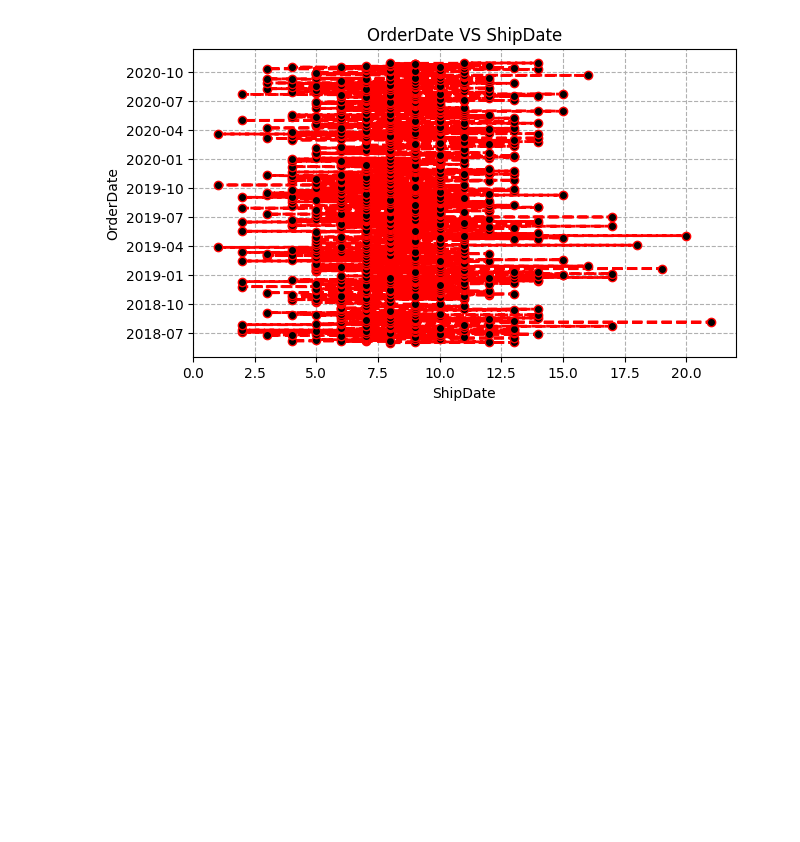
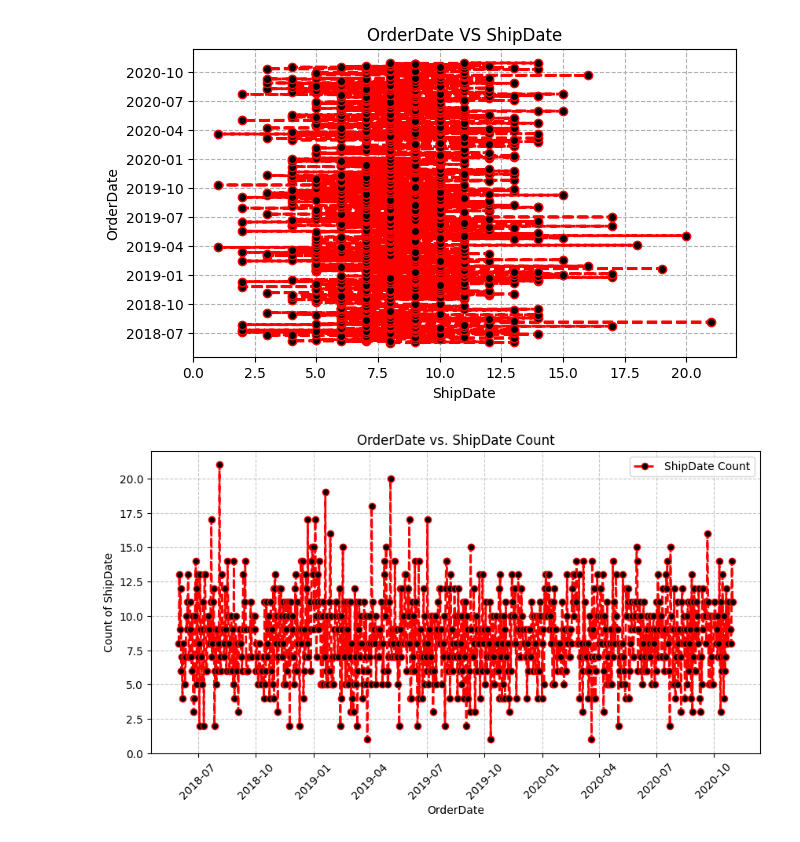
Before and after one commit to NSinha025/ZDS-Mock-Project, a Jupyter notebook: Sales_Order_Sheet_EDA.ipynb, the cells around one changed output. Saved outputs shown, nothing was run; the diff lists cells and outputs as text; code cells hidden in the pictures; blank space fills up the shorter version.

Commit message:
added EDA for OrderDate vs ShipDate

```diff
--- a/Sales_Order_Sheet_EDA.ipynb
+++ b/Sales_Order_Sheet_EDA.ipynb
@@ -356,3 +356,30 @@ plt.title("OrderDate VS ShipDate")
 plt.show()
 # %% [output]
 [figure]
+# %%
+
+ # Create the figure with a specified size
+plt.figure(figsize=(10, 5))
+
+# Group by 'OrderDate' and count the number of 'ShipDate'
+plt1 = dataset_version_1.groupby("OrderDate")[["ShipDate"]].count()
+
+# Plot with 'OrderDate' on the x-axis and count of 'ShipDate' on the y-axis
+plt.plot(plt1.index, plt1["ShipDate"], color="red", linewidth=2, linestyle="--", marker='o', mfc="black", label='ShipDate Count')
+
+# Set labels and title
+plt.xlabel("OrderDate")
+plt.ylabel("Count of ShipDate")
+plt.title("OrderDate vs. ShipDate Count")
+
+# Rotate x-axis labels if they are dates for better readability
+plt.xticks(rotation=45)
+
+# Add grid lines and a legend
+plt.grid(linestyle='--', alpha=0.7)
+plt.legend()
+
+# Display the plot
+plt.show()
+# %% [output]
+[figure, added]
```
